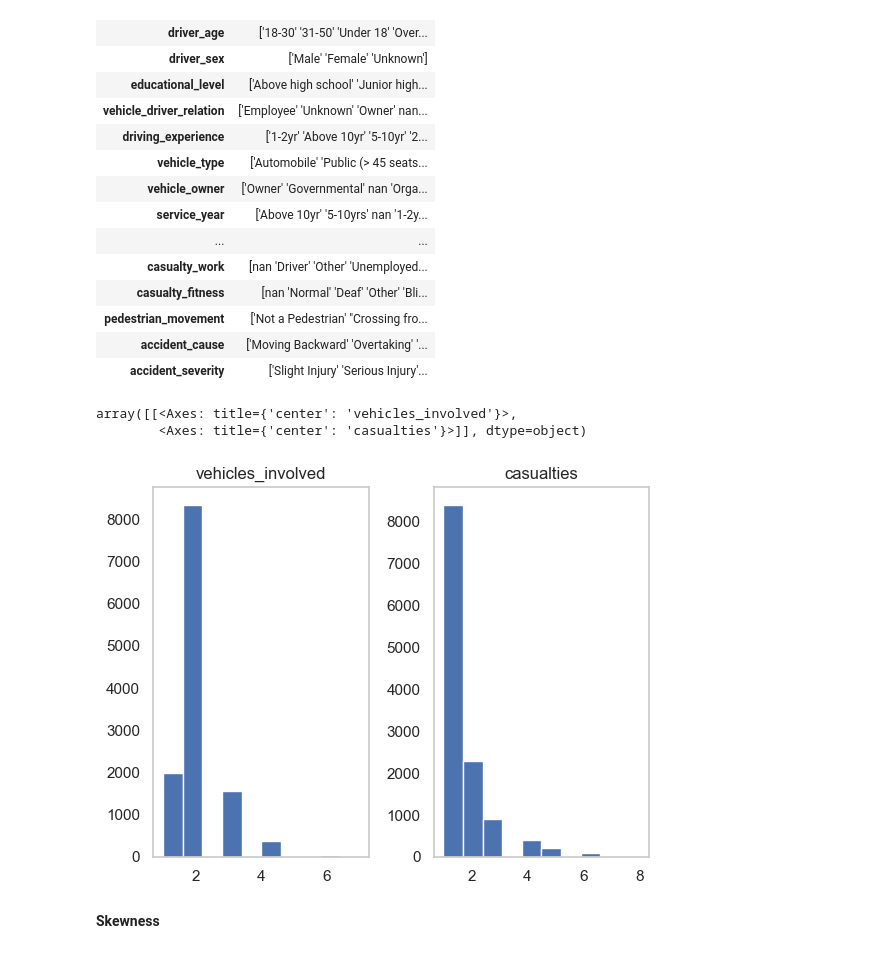
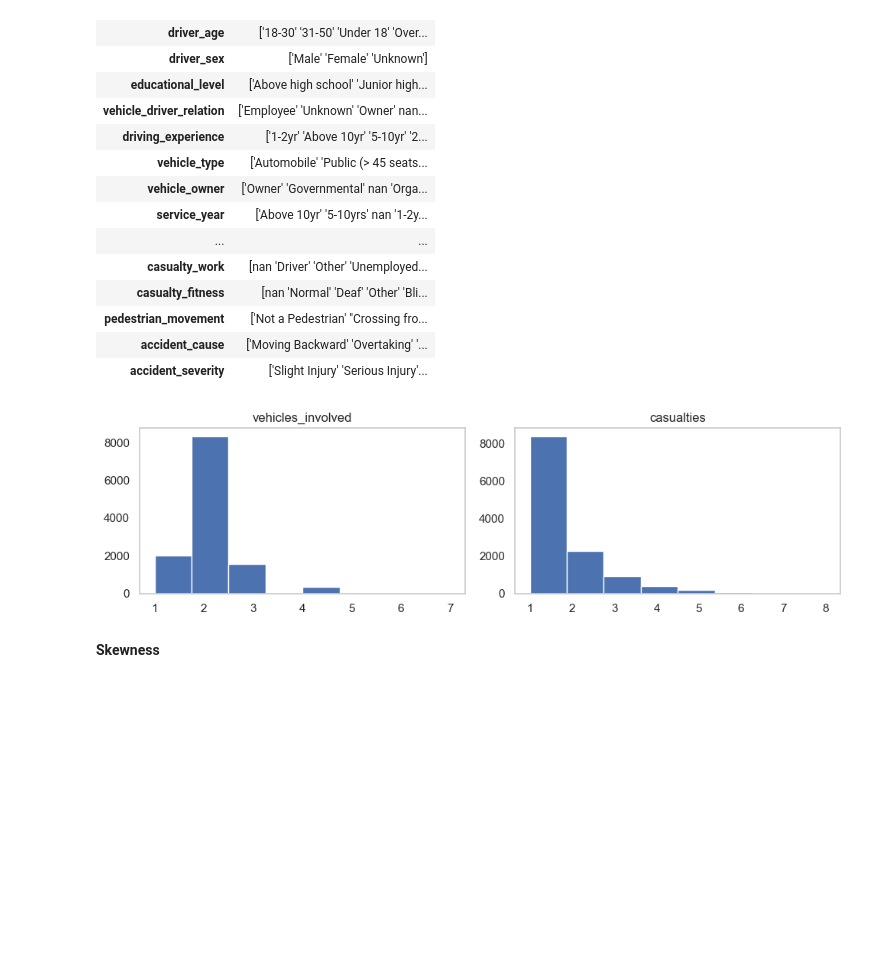
Before and after one commit to Teshager21/accident-analysis-addis_ababa, a Jupyter notebook: accident-analysis-addis_ababa.ipynb, the cells around one changed output. Drawn from its saved outputs; the diff is of its cells as text; code cells hidden in the pictures; blank space fills up the shorter version.

```diff
--- a/accident-analysis-addis_ababa.ipynb
+++ b/accident-analysis-addis_ababa.ipynb
@@ -338,13 +342,15 @@ styled_df
 | pedestrian_movement | ['Not a Pedestrian' "Crossing fro... |
 | accident_cause | ['Moving Backward' 'Overtaking' '... |
 | accident_severity | ['Slight Injury' 'Serious Injury'... |
-# %%
-df.hist(grid=False)
-# fig, axes = plt.subplots(nrows=1, ncols=2, figsize=(12, 4))
-# %% [output]
-array([[<Axes: title={'center': 'vehicles_involved'}>,
-        <Axes: title={'center': 'casualties'}>]], dtype=object)
-[figure, removed]
+# %%
+axes=df.hist(grid=False, figsize=(10, 3),bins=8)
+for ax in axes.flatten():
+    # ax.set_title(f'Histogram of {ax.get_xlabel()}')
+    ax.set_xlabel(ax.get_xlabel())
+    # ax.set_ylabel('Frequency')
+plt.tight_layout()
+# %% [output]
+[figure, added]
 # %% [markdown]
 <b>Skewness</b>
 # %%
```
Also changed, not shown: parts of 19 cells of this notebook, 1 other file.
